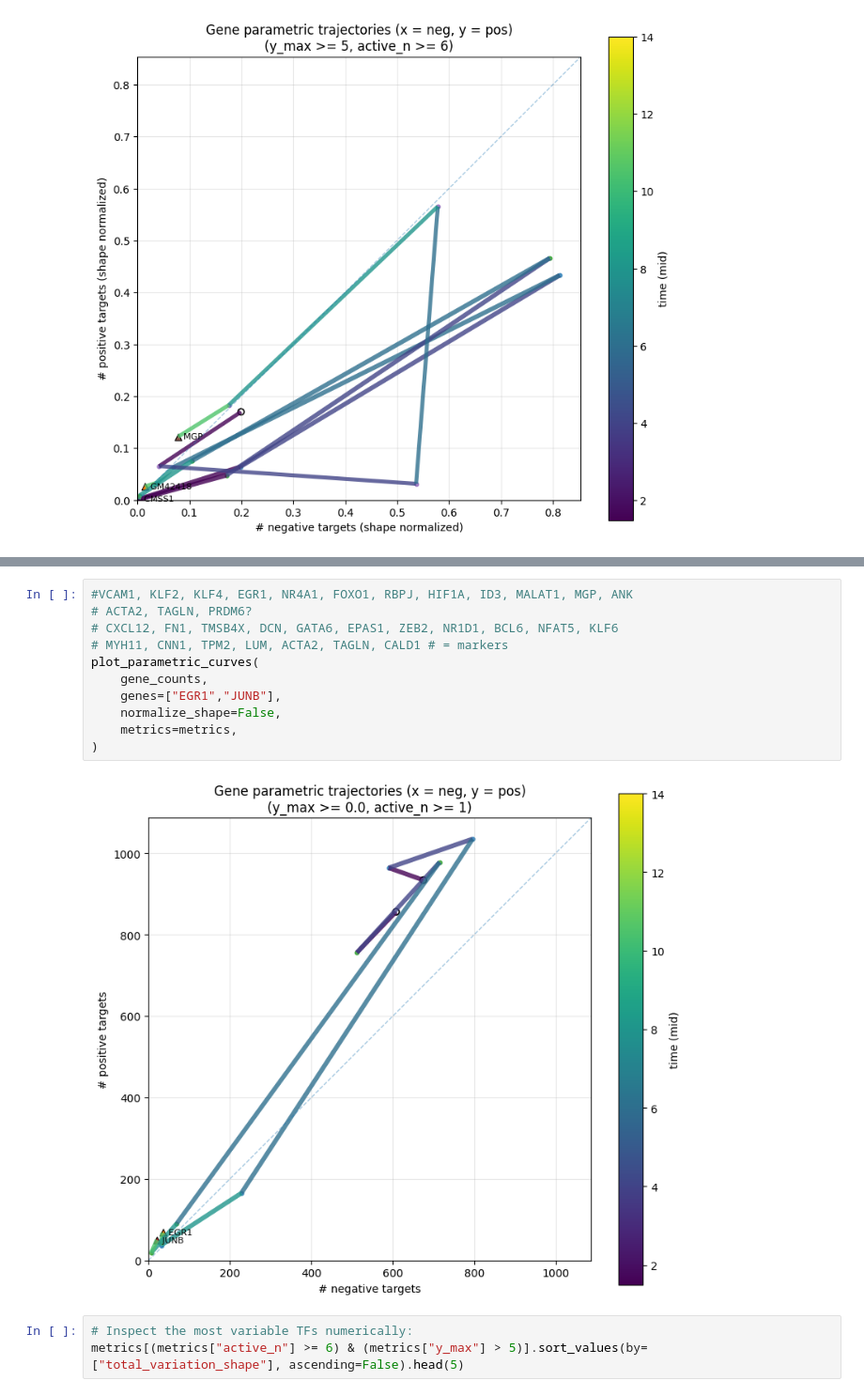
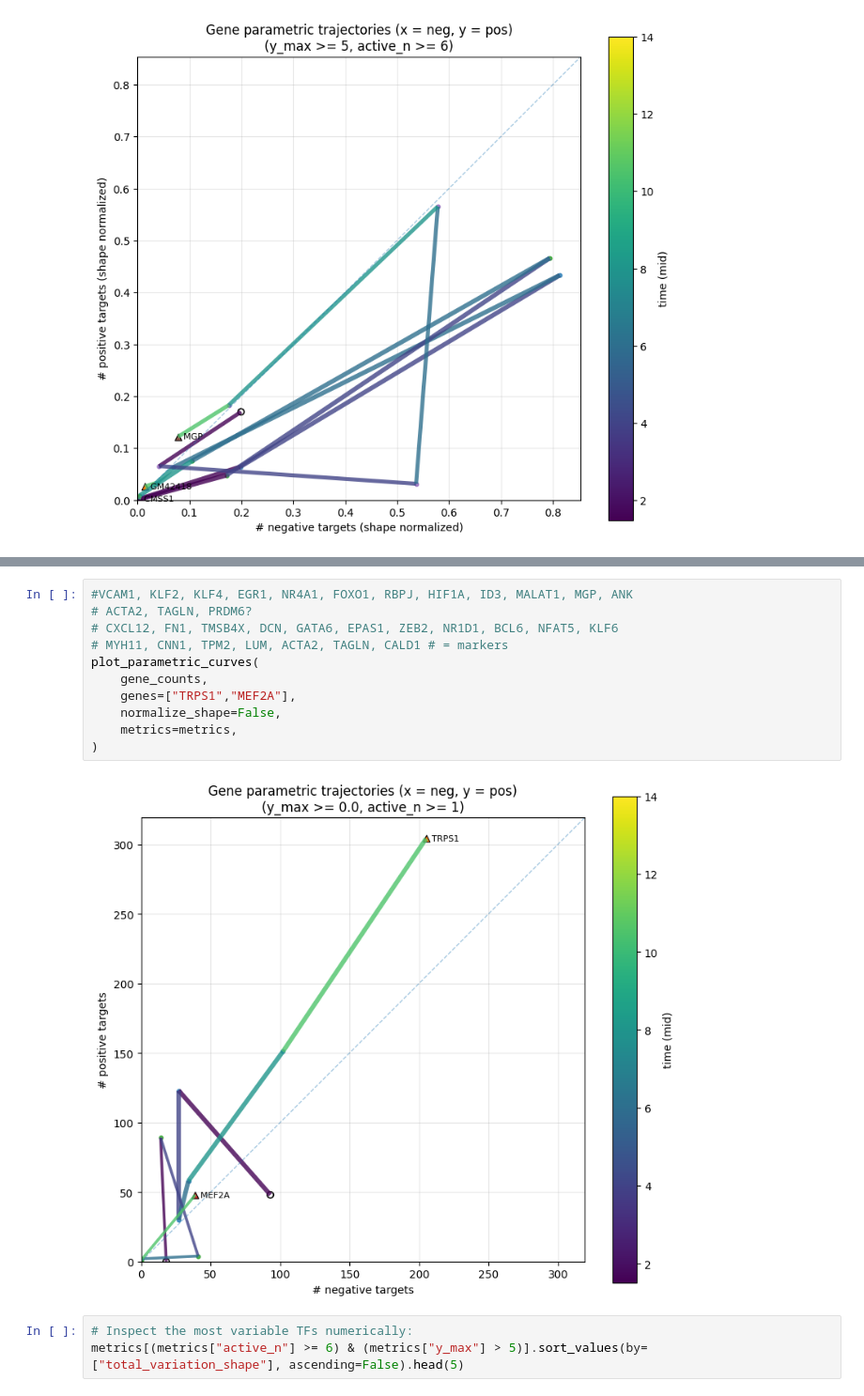
Before and after one commit to Clement-W/DynamicNetworkExplorer, a Jupyter notebook: temporal_network_analysis.ipynb, the cells around one changed output, grey strips where cells are left out. Shown at 94% size. Saved outputs shown, nothing was run; the diff lists cells and outputs as text.

```diff
--- a/temporal_network_analysis.ipynb
+++ b/temporal_network_analysis.ipynb
@@ -661,16 +845,16 @@ plot_parametric_curves(gene_counts, metrics, top_by="path_length_2d_abs", top_n=
 # %%
 #VCAM1, KLF2, KLF4, EGR1, NR4A1, FOXO1, RBPJ, HIF1A, ID3, MALAT1, MGP, ANK
 # ACTA2, TAGLN, PRDM6?
 # CXCL12, FN1, TMSB4X, DCN, GATA6, EPAS1, ZEB2, NR1D1, BCL6, NFAT5, KLF6
 # MYH11, CNN1, TPM2, LUM, ACTA2, TAGLN, CALD1 # = markers
 plot_parametric_curves(
     gene_counts,
-    genes=["EGR1","JUNB"],
+    genes=["TRPS1","MEF2A"],
     normalize_shape=False,
     metrics=metrics,
 )
 # %% [output]
-[figure, old version]
+[figure, new version]
 # %%
 # Inspect the most variable TFs numerically:
 metrics[(metrics["active_n"] >= 6) & (metrics["y_max"] > 5)].sort_values(by=["total_variation_shape"], ascending=False).head(5)
```
Also changed, not shown: parts of 25 cells of this notebook, 2 other files.
